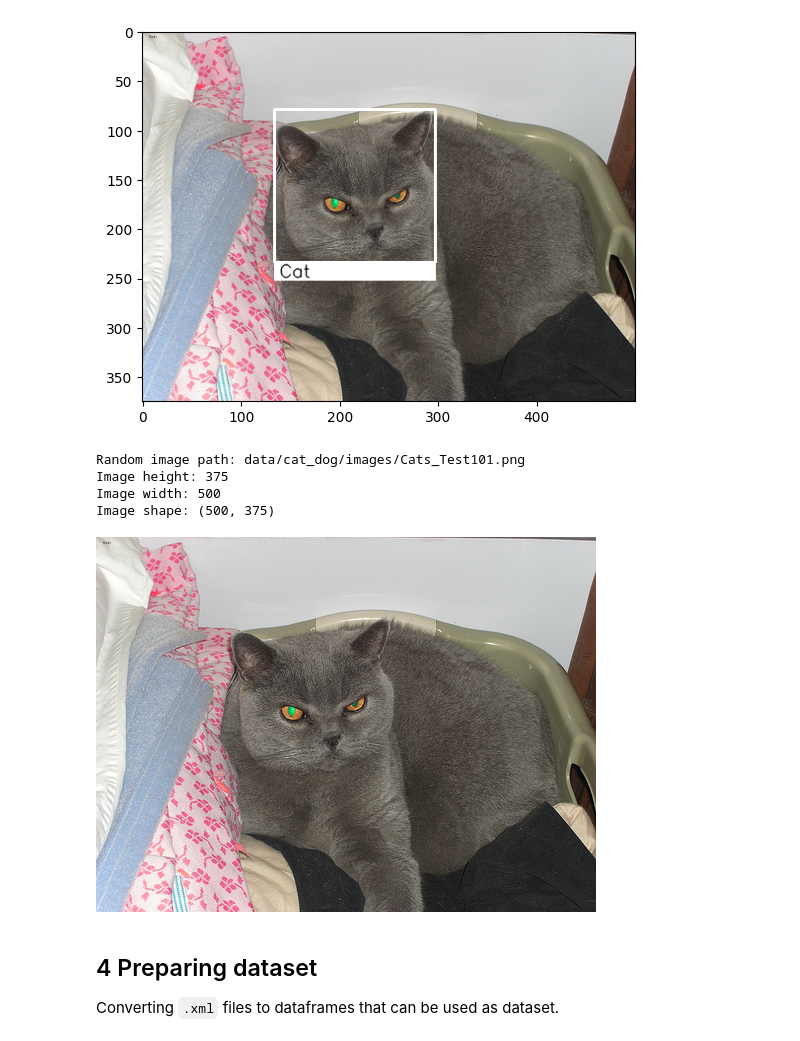
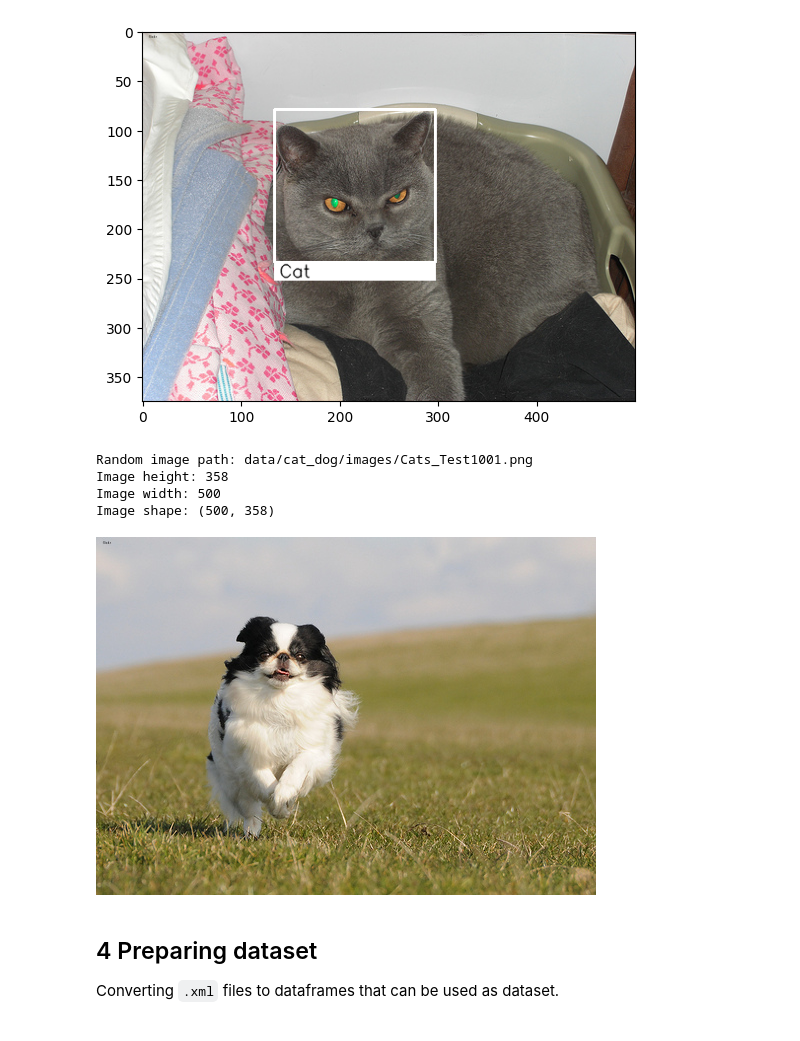
Before and after one commit to m10singh94/ClassificationAndBoundingBoxPrediction, a Jupyter notebook: ClassificationWithBoundingBoxPrediction.ipynb, the cells around one changed output. Saved outputs shown, nothing was run; the diff lists cells and outputs as text; code cells hidden in the pictures.

```diff
--- a/ClassificationWithBoundingBoxPrediction.ipynb
+++ b/ClassificationWithBoundingBoxPrediction.ipynb
@@ -182,19 +168,19 @@ plt.imshow(img)
 <matplotlib.image.AxesImage at 0x...>
 [figure]
 # %%
-random_image_path = folder_path / "images" / "Cats_Test101.png"
+random_image_path = folder_path / "images" / "Cats_Test1001.png"
 random_img = Image.open(random_image_path)
 print(f"Random image path: {random_image_path}")
 print(f"Image height: {random_img.height}")
 print(f"Image width: {random_img.width}")
 print(f"Image shape: {random_img.size}")
 random_img
 # %% [output]
-Random image path: data/cat_dog/images/Cats_Test101.png
-Image height: 375
+Random image path: data/cat_dog/images/Cats_Test1001.png
+Image height: 358
 Image width: 500
-Image shape: (500, 375)
+Image shape: (500, 358)
-[figure, old version]
+[figure, new version]
 # %% [markdown]
 ## 4 Preparing dataset
 Converting `.xml` files to dataframes that can be used as dataset.
```
Also changed, not shown: parts of 53 cells of this notebook.
